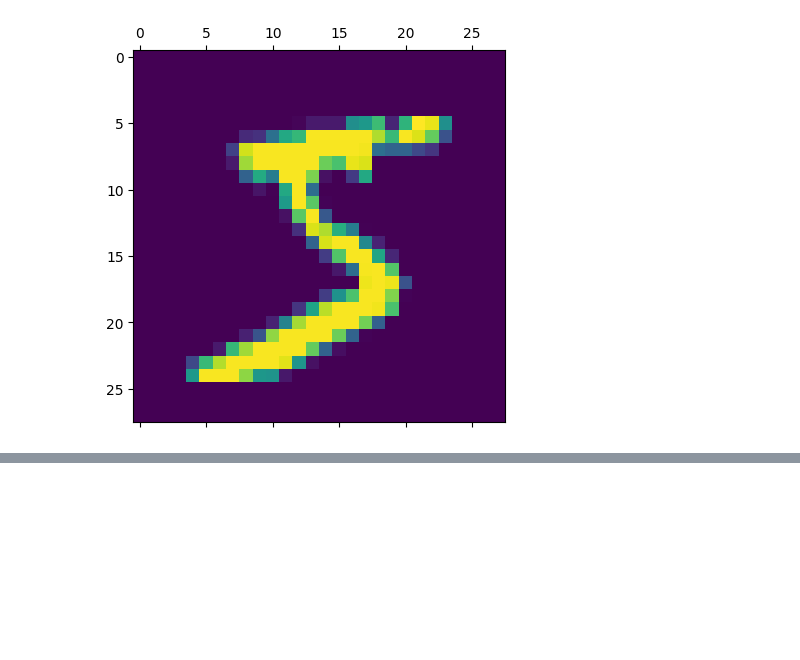
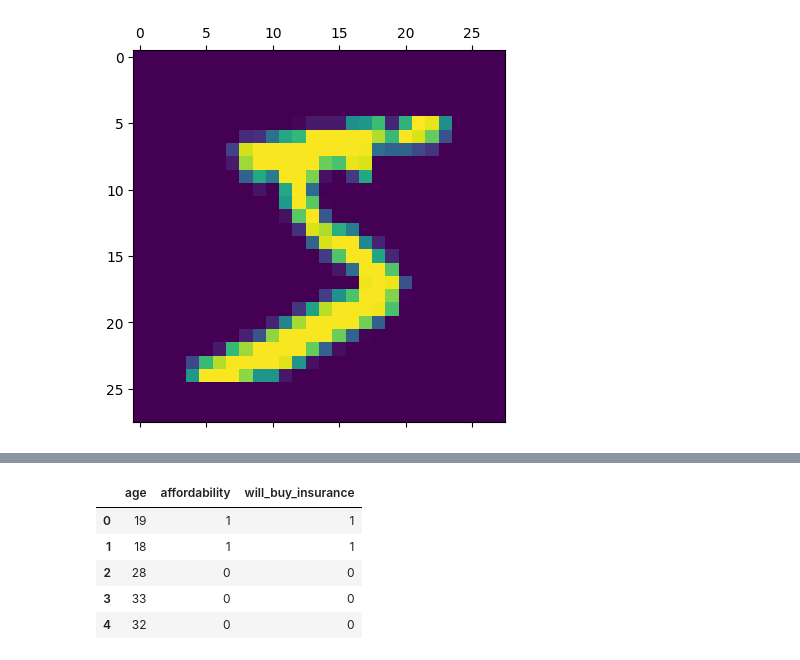
Before and after one commit to GowdaHemannth/Deep-Learning-ML, a Jupyter notebook: Untitled.ipynb, the cells around one changed output, grey strips where cells are left out. Cells and saved outputs as stored; diff of their text form; code cells hidden in the pictures; blank space fills up the shorter version.

```diff
--- a/Untitled.ipynb
+++ b/Untitled.ipynb
@@ -93,0 +107,9 @@ model.evaluate(X_test_flattened,y_test)
+# %%
+base_path.head()
+# %% [output]
+|  | age | affordability | will_buy_insurance |
+| 0 | 19 | 1 | 1 |
+| 1 | 18 | 1 | 1 |
+| 2 | 28 | 0 | 0 |
+| 3 | 33 | 0 | 0 |
+| 4 | 32 | 0 | 0 |
```
Also changed, not shown: parts of 31 cells of this notebook, 2 other files.
